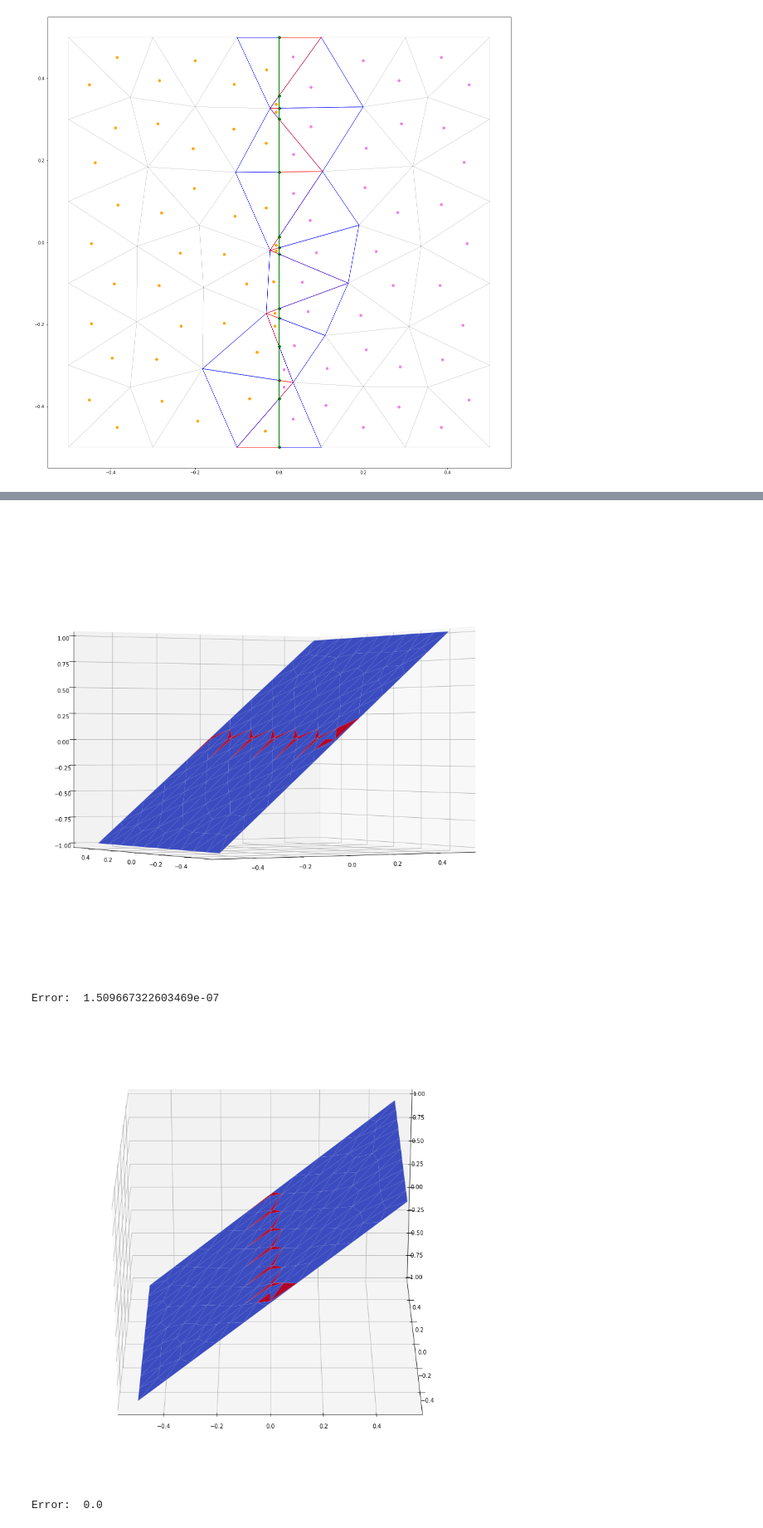
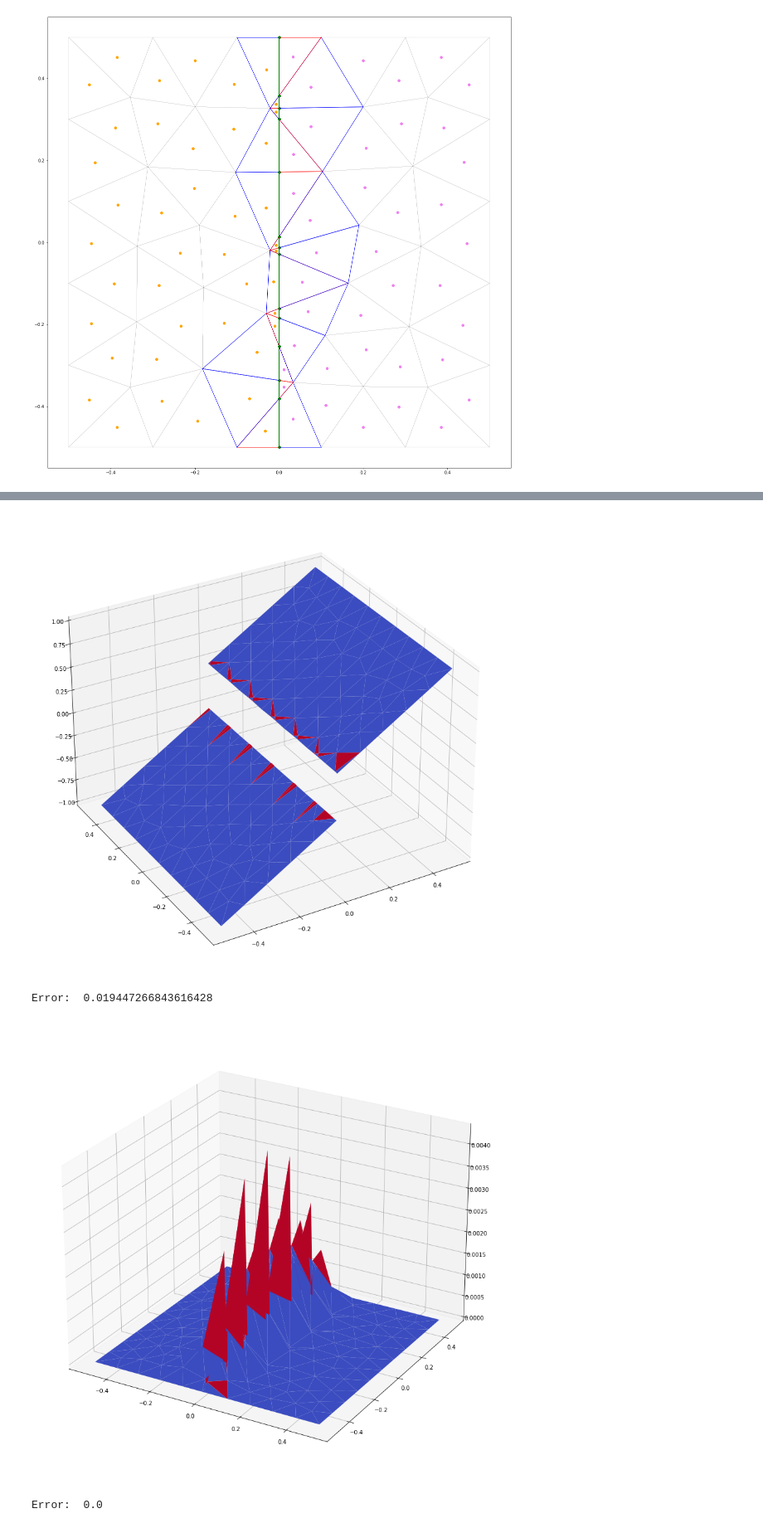
Before and after one commit to aurelio-spadotto/notebooks, a Jupyter notebook: brokenmesh_1D.ipynb, the cells around one changed output, grey strips where cells are left out. Shown at 83% size. Cells and saved outputs as stored; diff of their text form; code cells hidden in the pictures.

Commit message:
added weak Dirichlet bnd imposition, added checks on residuals for debugging and advanced, but still bugs on weak Dirichlet and probably elsewhere

```diff
--- a/brokenmesh_1D.ipynb
+++ b/brokenmesh_1D.ipynb
@@ -54,6 +60,6 @@ meshname = "square_L1_N10"
 # %%
 # CONVERGENCE STUDY: Solve problem for each mesh in the sequence and record error
-size_list = [5, 10, 20, 40]
+size_list = [5, 10, 20]
 mesh_filenames = ["square_L1_N"+str(size)+".msh" for size in size_list]
 Meshes = []
 G_matrices = []
@@ -69,10 +75,42 @@ errors_L0 = []
 errors_energy = []
 solution_filenames = ["square_L1_N"+str(size)+".vtk" for size in size_list]
 
+tolerance = 1e-20 # imposed tolerance for linear solver
+
 for (i,N) in enumerate (size_list):
-    [mesh, G, G_no_sigma, S, M_gamma, N_gamma, b_phi, A, b, u, err_L0, err_energy] = \
-        ddr.solve_problem_1D(mesh_filenames[i], solution_filenames[i], \
-                             ref_sol, sigma_min, sigma_plus, eta, phi_datum)
+
+    # load mesh
+    mesh = ddr.load_square_mesh(mesh_filenames[i]) #OK
+    # move critical points near the interface
+    ddr.move_critical_points_1D(mesh) # OK
+    # break mesh
+    ddr.break_mesh_1D(mesh) # OK
+    # mark boundaries
+    ddr.mark_bnd_points(mesh) # OK
+    # assemble system
+    G = ddr.assemble_G(mesh, sigma_min,sigma_plus) # OK
+    G_no_sigma = ddr.assemble_G_no_sigma(mesh) # OK
+    S = ddr.assemble_S(mesh) # OK
+    M_gamma = ddr.assemble_M_gamma(mesh,sigma_min,sigma_plus)
+    N_gamma = ddr.assemble_N_gamma(mesh)
+    b_phi = ddr.assemble_b_phi(mesh,phi_datum)
+    # define system, apply bc conds an solve
+    A = G+S+eta*N_gamma+np.transpose(M_gamma)
+    b = eta*b_phi
+    [A, b] = ddr.impose_bc(mesh, A, b, ref_sol)
+    #u = np.linalg.solve(A, b)
+    [N_gamma, b_gamma] = ddr.impose_bc(mesh, N_gamma, b_phi, ref_sol)
+    # solve using gmres at fixed tolerace
+    u, info = gmres(A, b, tol=tolerance)
+    print ("Residuals: ", "S ", np.max(np.abs(np.dot(S,u))), \
+                          "N_gamma ", np.max(np.abs(np.dot(N_gamma,u)-b_gamma)), \
+                          "total ", np.max(np.abs(np.dot(A,u)-b)))
+    # write solution
+    ddr.write_VTK_file(mesh, u, solution_filenames[i])
+    # calculate error
+    err_L0 = ddr.calc_L0_error(mesh, u, ref_sol)
+    err_energy = ddr.calc_energy_error(mesh, u, ref_sol, G_no_sigma, N_gamma, S)
+    # register
     Meshes.append(mesh)
     G_matrices.append(G)
     G_no_sigma_matrices.append(G_no_sigma)
@@ -140,19 +210,19 @@ n = 1
 G_no_sigma = G_no_sigma_matrices[n]
 N_gamma = N_gamma_matrices[n]
 S = S_matrices[n]
-ddr.plot_solution(Meshes[n], solutions[n], elevation=0, azimuth=-120)
+ddr.plot_solution(Meshes[n], solutions[n], elevation=30, azimuth=-120)
 print ("Error: ", ddr.calc_energy_error(Meshes[n],solutions[n],ref_sol, G_no_sigma, N_gamma, S))
 # %% [output]
-[figure, old version]
+[figure, new version]
-Error:  1.509667322603469e-07
+Error:  0.019447266843616428
 # %%
 mesh = Meshes[n]
 G_no_sigma = G_no_sigma_matrices[n]
 N_gamma = N_gamma_matrices[n]
 S = S_matrices[n]
 u_ref = np.array([ ref_sol(mesh,dof) for dof in range(mesh.Ndof)])
-ddr.plot_solution(mesh, u_ref, elevation=25, azimuth=-90)
+ddr.plot_solution(mesh, np.abs(u_ref-solutions[n]), elevation=25, azimuth=-60)
 print ("Error: ", ddr.calc_energy_error(mesh,u_ref,ref_sol, G_no_sigma, N_gamma, S))
 # %% [output]
-[figure, old version]
+[figure, new version]
 Error:  0.0
```
Also changed, not shown: parts of 29 cells of this notebook, 4 other files.
